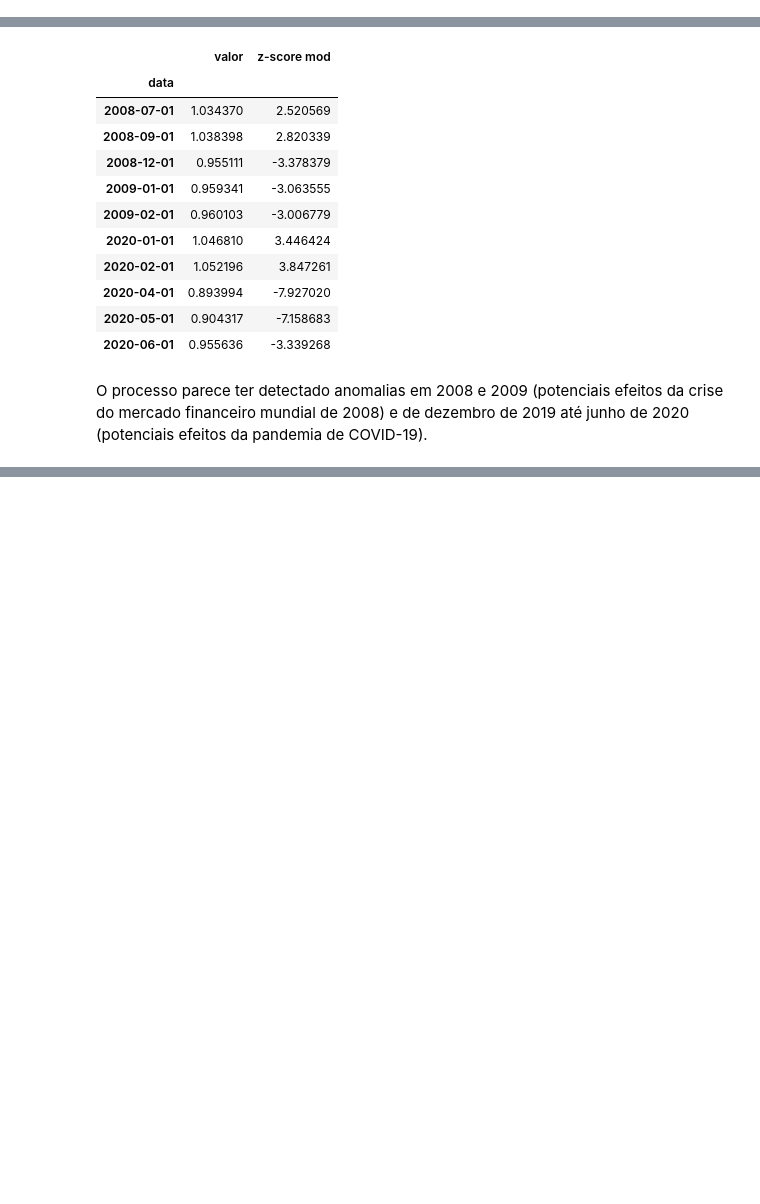
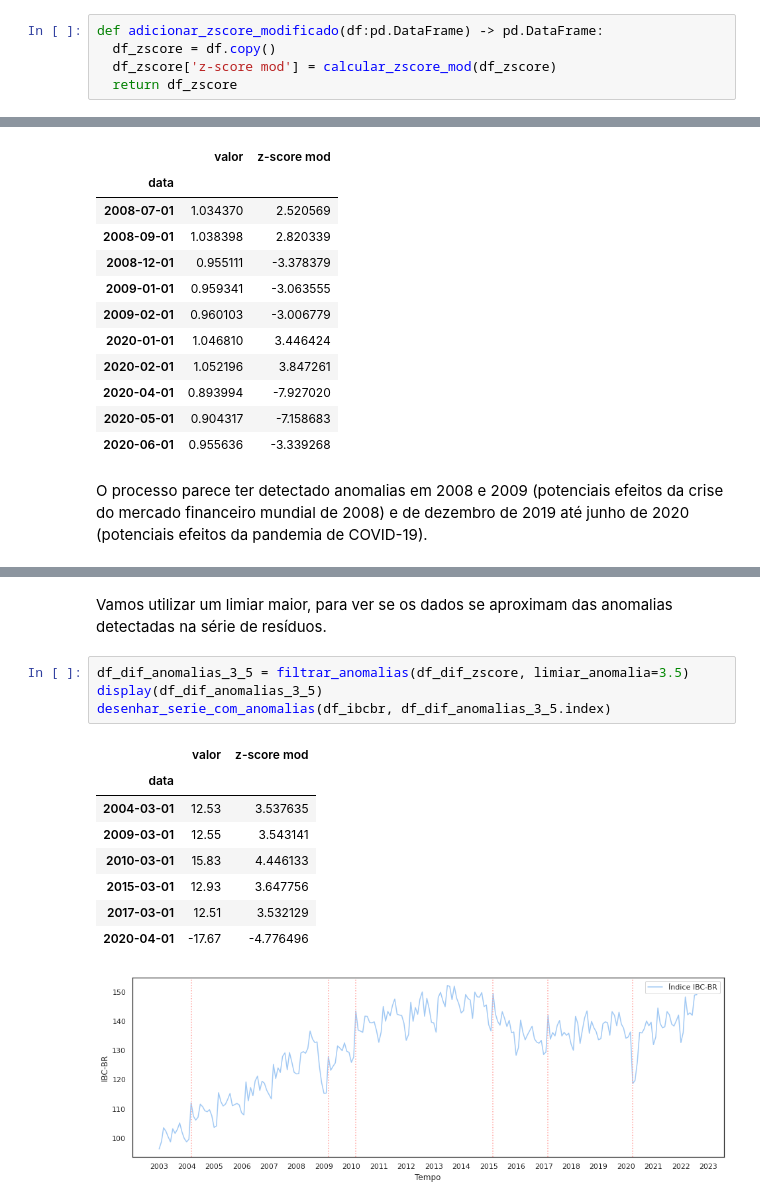
Before and after one commit to dev-alexmc/bimaster-proj, a Jupyter notebook: ibc_br_da_metodos_estatisticos.ipynb, the cells around one changed output, grey strips where cells are left out. Drawn from its saved outputs; the diff is of its cells as text; blank space fills up the shorter version.

```diff
--- a/ibc_br_da_metodos_estatisticos.ipynb
+++ b/ibc_br_da_metodos_estatisticos.ipynb
@@ -211,6 +191,11 @@ ibcbr_res_mad = calcular_mad(df_ibcbr_res)
 print(f'MAD do resíduo do IBC-BR = {ibcbr_res_mad}.')
 # %% [output]
 MAD do resíduo do IBC-BR = 0.009062644702768241.
+# %%
+def adicionar_zscore_modificado(df:pd.DataFrame) -> pd.DataFrame:
+  df_zscore = df.copy()
+  df_zscore['z-score mod'] = calcular_zscore_mod(df_zscore)
+  return df_zscore
 # %%
 # criamos uma cópia do dataframe e calculamos o z-score modificado
 # de suas entradas
@@ -254,0 +332,16 @@ O processo parece ter detectado anomalias em 2008 e 2009 (potenciais efeitos da
+# %% [markdown]
+Vamos utilizar um limiar maior, para ver se os dados se aproximam das anomalias detectadas na série de resíduos.
+# %%
+df_dif_anomalias_3_5 = filtrar_anomalias(df_dif_zscore, limiar_anomalia=3.5)
+display(df_dif_anomalias_3_5)
+desenhar_serie_com_anomalias(df_ibcbr, df_dif_anomalias_3_5.index)
+# %% [output]
+|  | valor | z-score mod |
+| data |  |  |
+| 2004-03-01 | 12.53 | 3.537635 |
+| 2009-03-01 | 12.55 | 3.543141 |
+| 2010-03-01 | 15.83 | 4.446133 |
+| 2015-03-01 | 12.93 | 3.647756 |
+| 2017-03-01 | 12.51 | 3.532129 |
+| 2020-04-01 | -17.67 | -4.776496 |
+[figure, added]
```
Also changed, not shown: parts of 22 cells of this notebook, 3 other files.
